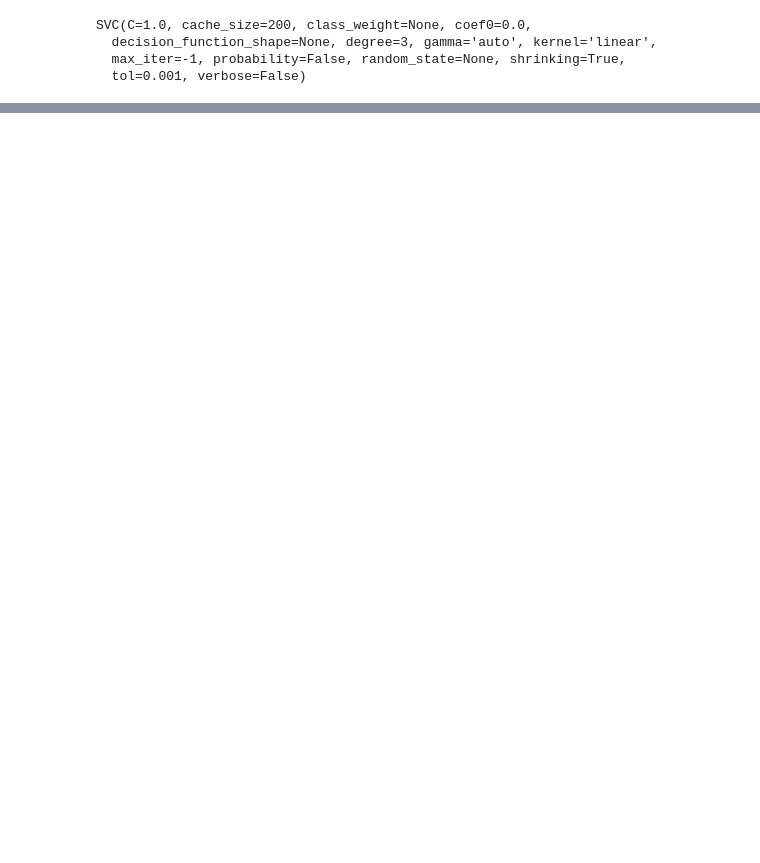
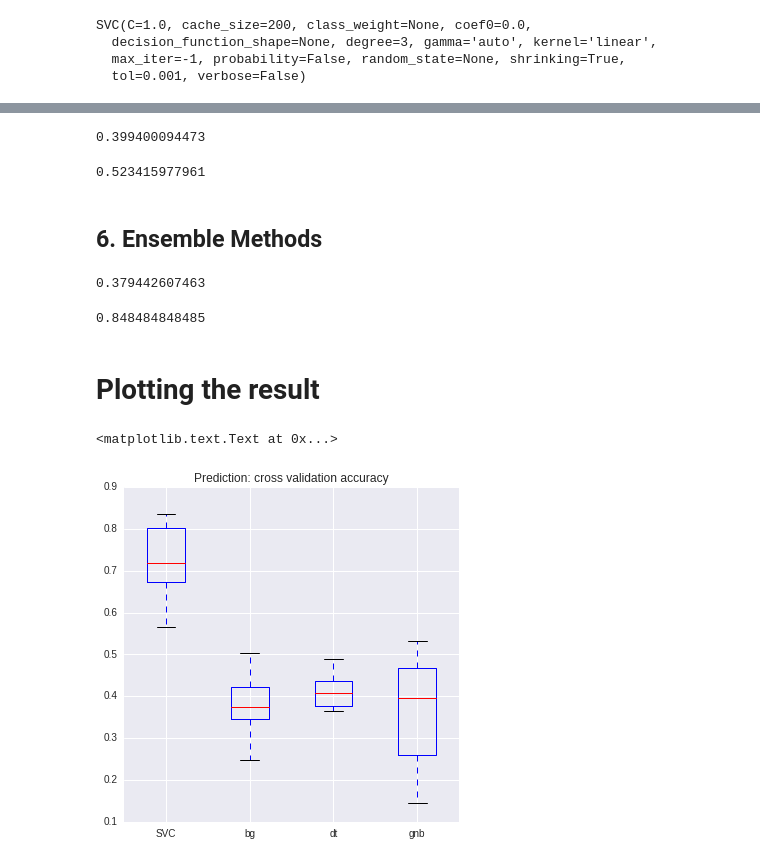
Before and after one commit to farahanams/nilearn, a Jupyter notebook: 01-nilearn.ipynb, the cells around one changed output, grey strips where cells are left out. Saved outputs shown, nothing was run; the diff lists cells and outputs as text; code cells hidden in the pictures; blank space fills up the shorter version.

```diff
--- a/01-nilearn.ipynb
+++ b/01-nilearn.ipynb
@@ -63,0 +133,43 @@ print (cv_score)
+# %%
+from sklearn.tree import DecisionTreeClassifier
+dt_classifier = DecisionTreeClassifier()
+# %%
+dt1 = dt_classifier.fit(haxby_maskedvt_ds1, haxby_label1_label)
+cv_score_dt = cross_val_score(dt1, haxby_maskedvt_ds1, haxby_label1_label, cv=cv)
+print (np.mean(cv_score_dt))
+# %% [output]
+0.399400094473
+# %%
+dt2 = dt_classifier.fit(haxby_bold1_train, haxby_label1_train)
+ts_score_dt = dt2.score(haxby_bold1_test, haxby_label1_test)
+print(ts_score_dt)
+# %% [output]
+0.523415977961
+# %% [markdown]
+## 6. Ensemble Methods
+# %%
+# Bagging meta-estimator
+from sklearn.ensemble import BaggingClassifier
+bag_classifier = BaggingClassifier(knn_classifier)
+# %%
+bag1 = bag_classifier.fit(haxby_maskedvt_ds1, haxby_label1_label)
+cv_score_bg = cross_val_score(bag1, haxby_maskedvt_ds1, haxby_label1_label, cv=cv)
+print (np.mean(cv_score_bg))
+# %% [output]
+0.379442607463
+# %%
+bag2 = bag_classifier.fit(haxby_bold1_train, haxby_label1_train)
+ts_score_bg = bag2.score(haxby_bold1_test, haxby_label1_test)
+print(ts_score_bg)
+# %% [output]
+0.848484848485
+# %% [markdown]
+# Plotting the result
+# %%
+plt.figure(figsize=(6, 6))
+plt.boxplot([cv_score_SVC, cv_score_bg, cv_score_dt, cv_score_gnb])
+plt.xticks([1,2,3,4], ['SVC', 'bg', 'dt', 'gnb'])
+plt.title('Prediction: cross validation accuracy')
+# %% [output]
+<matplotlib.text.Text at 0x...>
+[figure, added]
```
Also changed, not shown: parts of 19 cells of this notebook, 1 other file.
